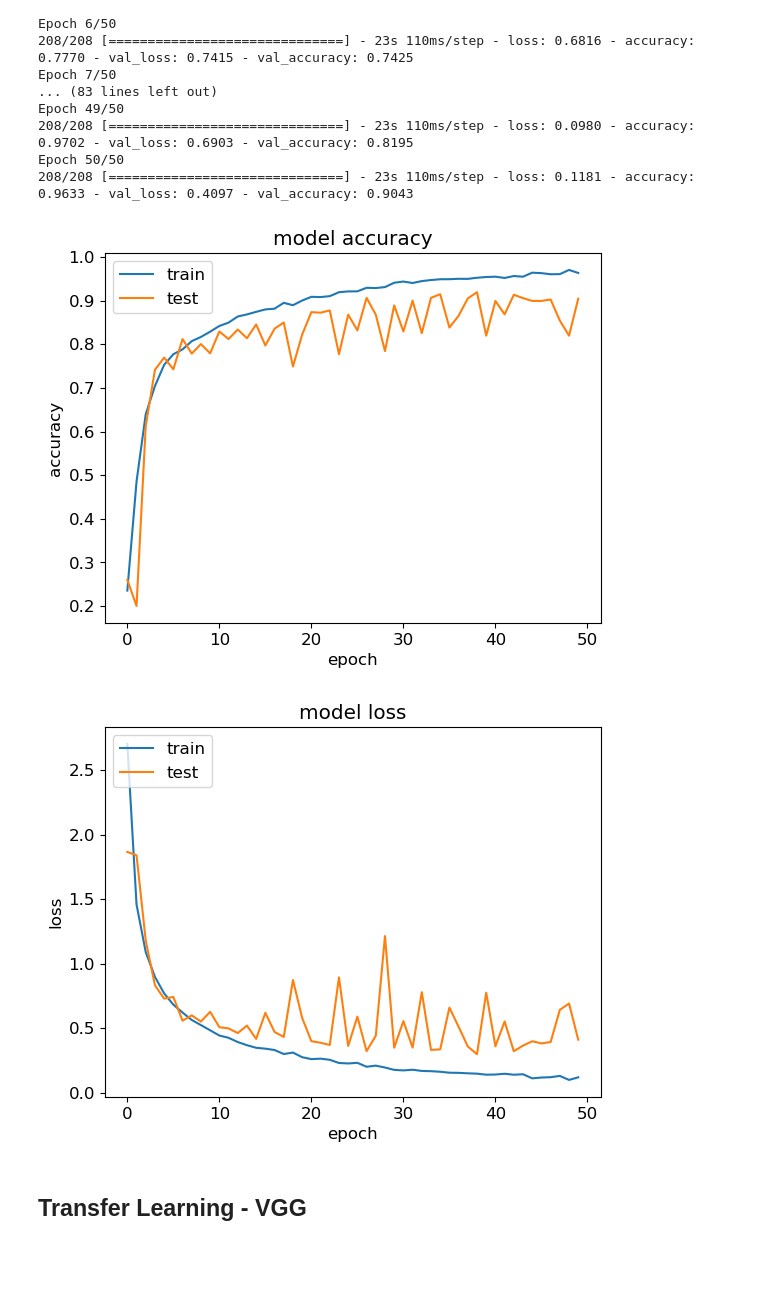
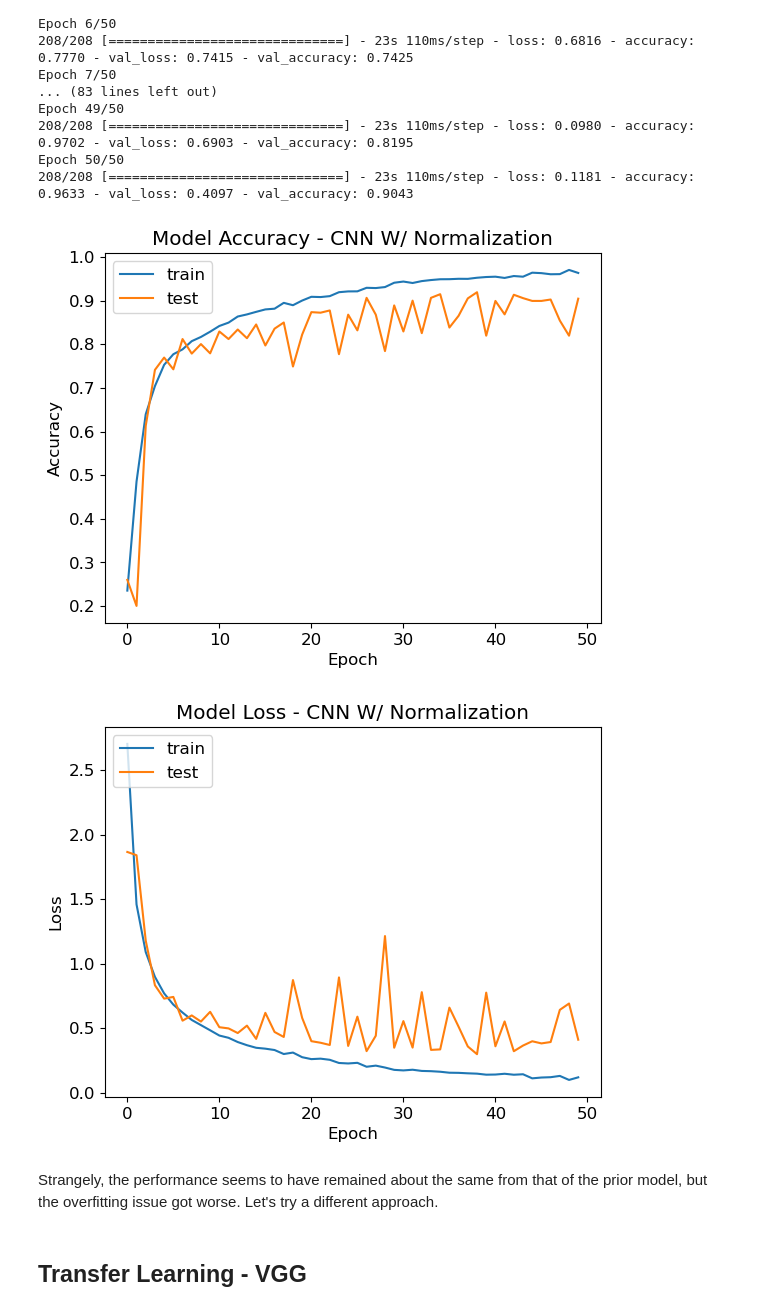
Before and after one commit to emgerber88/brain_tumor_CNN_classifier, a Jupyter notebook: Brain_Tumor_CNN_Modeling.ipynb, the cells around one changed output. Saved outputs shown, nothing was run; the diff lists cells and outputs as text; code cells hidden in the pictures; blank space fills up the shorter version.

```diff
--- a/Brain_Tumor_CNN_Modeling.ipynb
+++ b/Brain_Tumor_CNN_Modeling.ipynb
@@ -67,8 +94,10 @@ if not os.path.exists(new_test_dir):
 # %%
+# specify folders with images to move from second dataset
 supplement_labels = ['Astrocitoma T1C+', 'Carcinoma T1C+', 'Ependimoma T1C+', 'Ganglioglioma T1C+',
                 'Germinoma T1C+', 'Granuloma T1C+', 'Meduloblastoma T1C+', 'Neurocitoma T1C+',
                 'Oligodendroglioma T1C+', 'Papiloma T1C+', 'Schwannoma T1C+', 'Tuberculoma T1C+']
 
+# specify path with images from second dataset
 supplement_path = '/Users/eli/Desktop/brain_tumor_CNN_classifier/data/supplement/'
 
 # move 80% of images to the new "other" directory in train_dir and 20% to the new "other" directory in test_dir
@@ -83,15 +112,15 @@ for label in supplement_labels:
     files_moved = 0
 
     for filename in train_files:
-        src_path = os.path.join(folder_path, filename)
-        if os.path.isfile(src_path):
-            dst_path = os.path.join(new_train_dir, filename)
-            shutil.move(src_path, dst_path)
-            files_moved += 1
+        if filename.endswith((".jpg", ".jpeg")):
+            src_path = os.path.join(folder_path, filename)
+            if os.path.isfile(src_path):
+                dst_path = os.path.join(new_train_dir, filename)
+                shutil.move(src_path, dst_path)
 
     for filename in test_files:
-        src_path = os.path.join(folder_path, filename)
-        if os.path.isfile(src_path):
-            dst_path = os.path.join(new_test_dir, filename)
-            shutil.move(src_path, dst_path)
-            files_moved += 1
+        if filename.endswith((".jpg", ".jpeg")):
+            src_path = os.path.join(folder_path, filename)
+            if os.path.isfile(src_path):
+                dst_path = os.path.join(new_test_dir, filename)
+                shutil.move(src_path, dst_path)
@@ -446,23 +553,25 @@ Epoch 50/50
 # %%
 # summarize history for accuracy
 plt.plot(conv_drop_model.history['accuracy'])
 plt.plot(conv_drop_model.history['val_accuracy'])
-plt.title('model accuracy')
-plt.ylabel('accuracy')
-plt.xlabel('epoch')
+plt.title('Model Accuracy - CNN W/ Normalization')
+plt.ylabel('Accuracy')
+plt.xlabel('Epoch')
 plt.legend(['train', 'test'], loc='upper left')
 plt.show()
 # summarize history for loss
 plt.plot(conv_drop_model.history['loss'])
 plt.plot(conv_drop_model.history['val_loss'])
-plt.title('model loss')
-plt.ylabel('loss')
-plt.xlabel('epoch')
+plt.title('Model Loss - CNN W/ Normalization')
+plt.ylabel('Loss')
+plt.xlabel('Epoch')
 plt.legend(['train', 'test'], loc='upper left')
 plt.show()
 # %% [output]
-[figure, old version]
+[figure, new version]
-[figure, old version]
+[figure, new version]
+# %% [markdown]
+Strangely, the performance seems to have remained about the same from that of the prior model, but the overfitting issue got worse. Let's try a different approach.
 # %%
 # model_conv_drop.save('/Users/eli/Desktop/brain_tumor_CNN_classifier/final_model')
 # %% [markdown]
```
Also changed, not shown: parts of 70 cells of this notebook.
